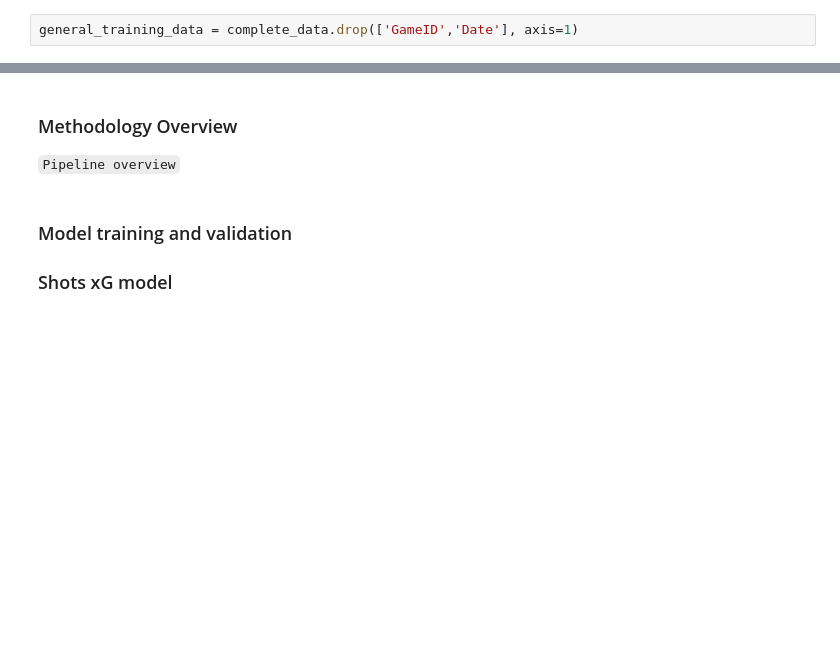
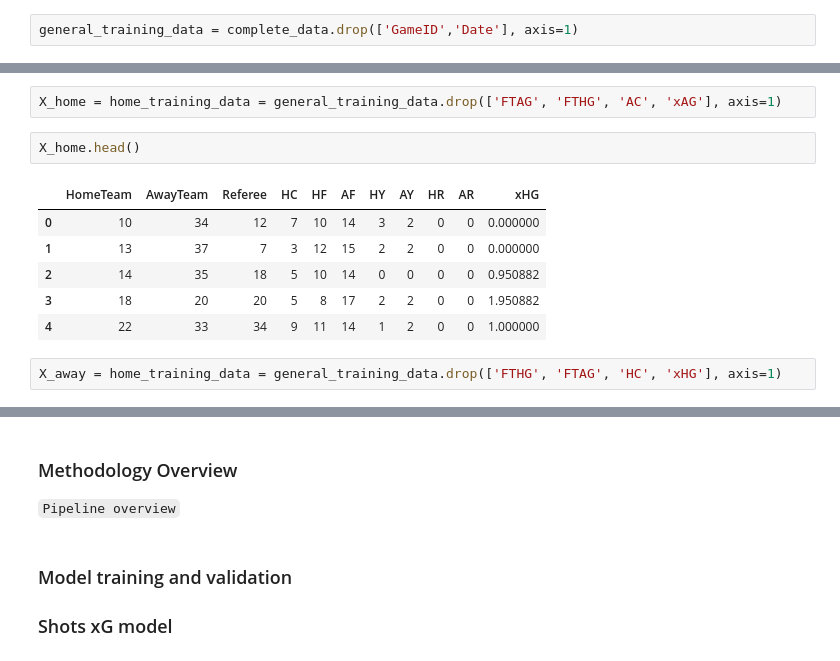
Before and after one commit to abircb/beat-the-bookie, a Jupyter notebook: main.ipynb, the cells around one changed output, grey strips where cells are left out. Drawn from its saved outputs; the diff is of its cells as text; blank space fills up the shorter version.

```diff
--- a/main.ipynb
+++ b/main.ipynb
@@ -82,0 +141,13 @@ general_training_data = complete_data.drop(['GameID','Date'], axis=1)
+# %%
+X_home = home_training_data = general_training_data.drop(['FTAG', 'FTHG', 'AC', 'xAG'], axis=1)
+# %%
+X_home.head()
+# %% [output]
+|  | HomeTeam | AwayTeam | Referee | HC | HF | AF | HY | AY | HR | AR | xHG |
+| 0 | 10 | 34 | 12 | 7 | 10 | 14 | 3 | 2 | 0 | 0 | 0.000000 |
+| 1 | 13 | 37 | 7 | 3 | 12 | 15 | 2 | 2 | 0 | 0 | 0.000000 |
+| 2 | 14 | 35 | 18 | 5 | 10 | 14 | 0 | 0 | 0 | 0 | 0.950882 |
+| 3 | 18 | 20 | 20 | 5 | 8 | 17 | 2 | 2 | 0 | 0 | 1.950882 |
+| 4 | 22 | 33 | 34 | 9 | 11 | 14 | 1 | 2 | 0 | 0 | 1.000000 |
+# %%
+X_away = home_training_data = general_training_data.drop(['FTHG', 'FTAG', 'HC', 'xHG'], axis=1)
```
Also changed, not shown: parts of 24 cells of this notebook, 2 other files.
